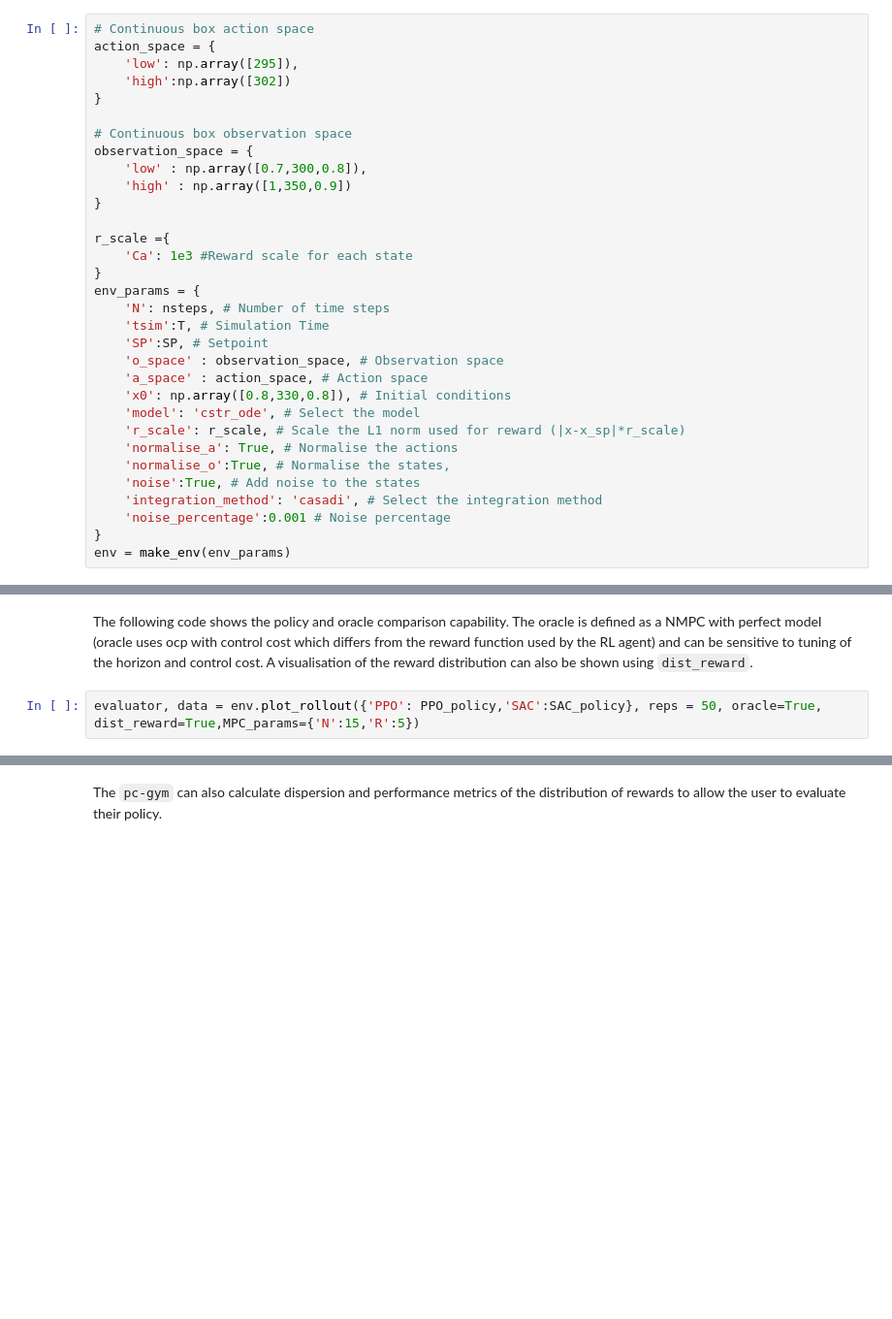
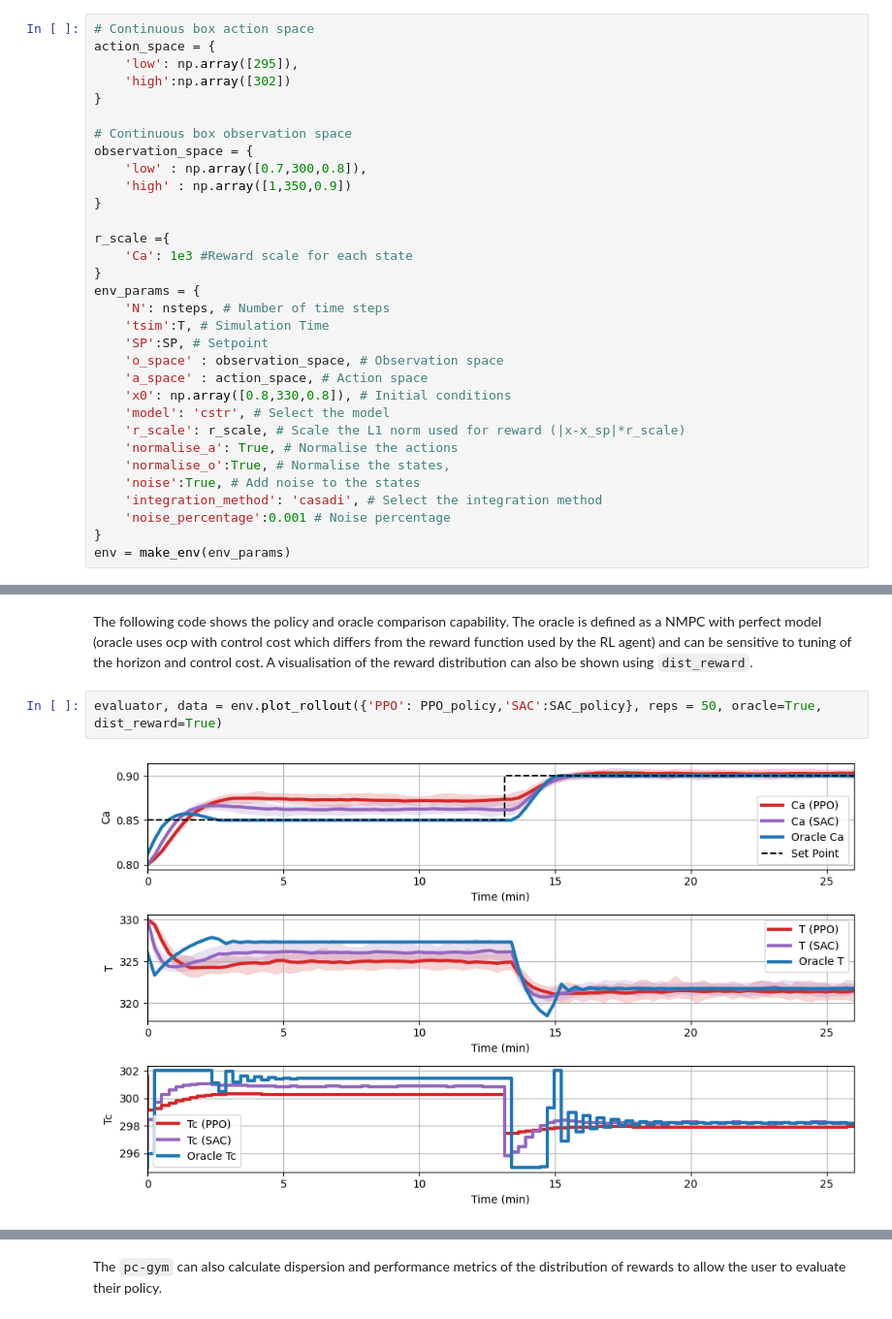
Before and after one commit to MaximilianB2/pc-gym, a Jupyter notebook: example_notebooks/Policy_Evaluation.ipynb, the cells around one changed output, grey strips where cells are left out. Shown at 97% size. Cells and saved outputs as stored; diff of their text form; blank space fills up the shorter version.

```diff
--- a/example_notebooks/Policy_Evaluation.ipynb
+++ b/example_notebooks/Policy_Evaluation.ipynb
@@ -37,7 +37,7 @@ env_params = {
     'o_space' : observation_space, # Observation space
     'a_space' : action_space, # Action space
     'x0': np.array([0.8,330,0.8]), # Initial conditions
-    'model': 'cstr_ode', # Select the model
+    'model': 'cstr', # Select the model
     'r_scale': r_scale, # Scale the L1 norm used for reward (|x-x_sp|*r_scale)
     'normalise_a': True, # Normalise the actions
     'normalise_o':True, # Normalise the states,
@@ -90,4 +90,6 @@ Wrapping the env in a DummyVecEnv.
 # %% [markdown]
 The following code shows the policy and oracle comparison capability. The oracle is defined as a NMPC with perfect model (oracle uses ocp with control cost which differs from the reward function used by the RL agent) and can be sensitive to tuning of the horizon and control cost. A visualisation of the reward distribution can also be shown using `dist_reward`.
 # %%
-evaluator, data = env.plot_rollout({'PPO': PPO_policy,'SAC':SAC_policy}, reps = 50, oracle=True, dist_reward=True,MPC_params={'N':15,'R':5})
+evaluator, data = env.plot_rollout({'PPO': PPO_policy,'SAC':SAC_policy}, reps = 50, oracle=True, dist_reward=True)
+# %% [output]
+[figure, added]
```
Also changed, not shown: parts of 3 cells of this notebook, 5 other files.
